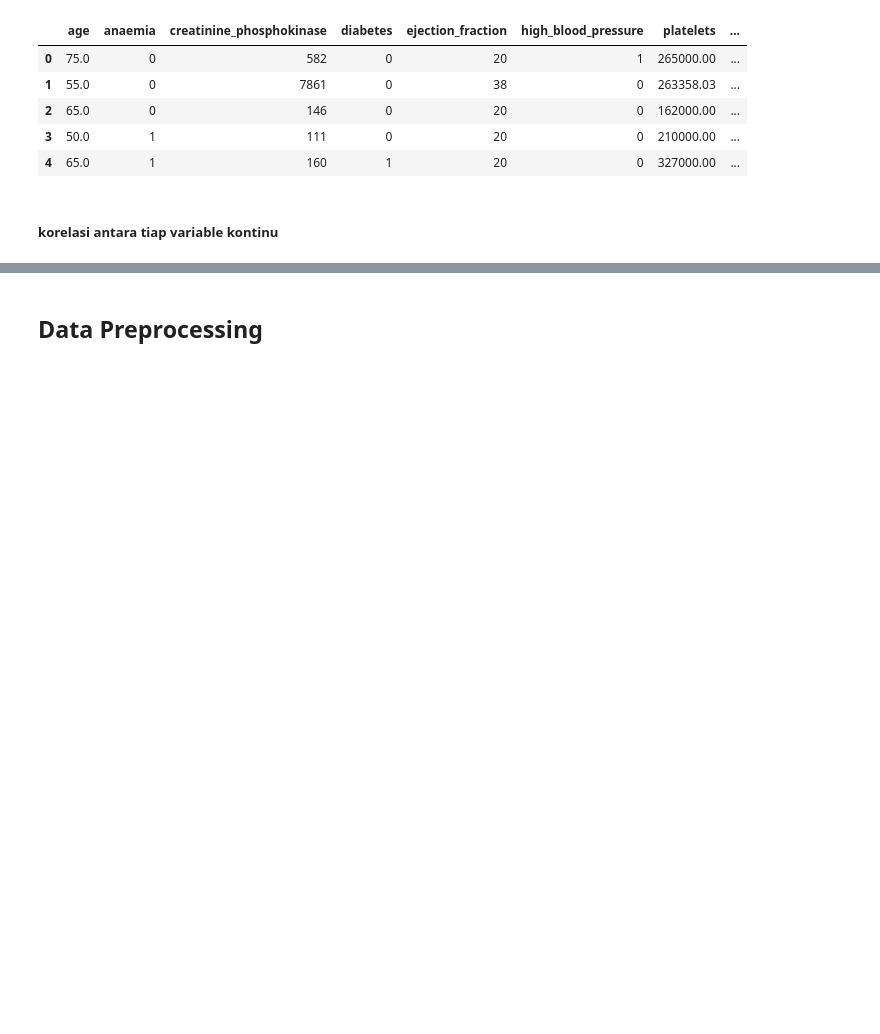
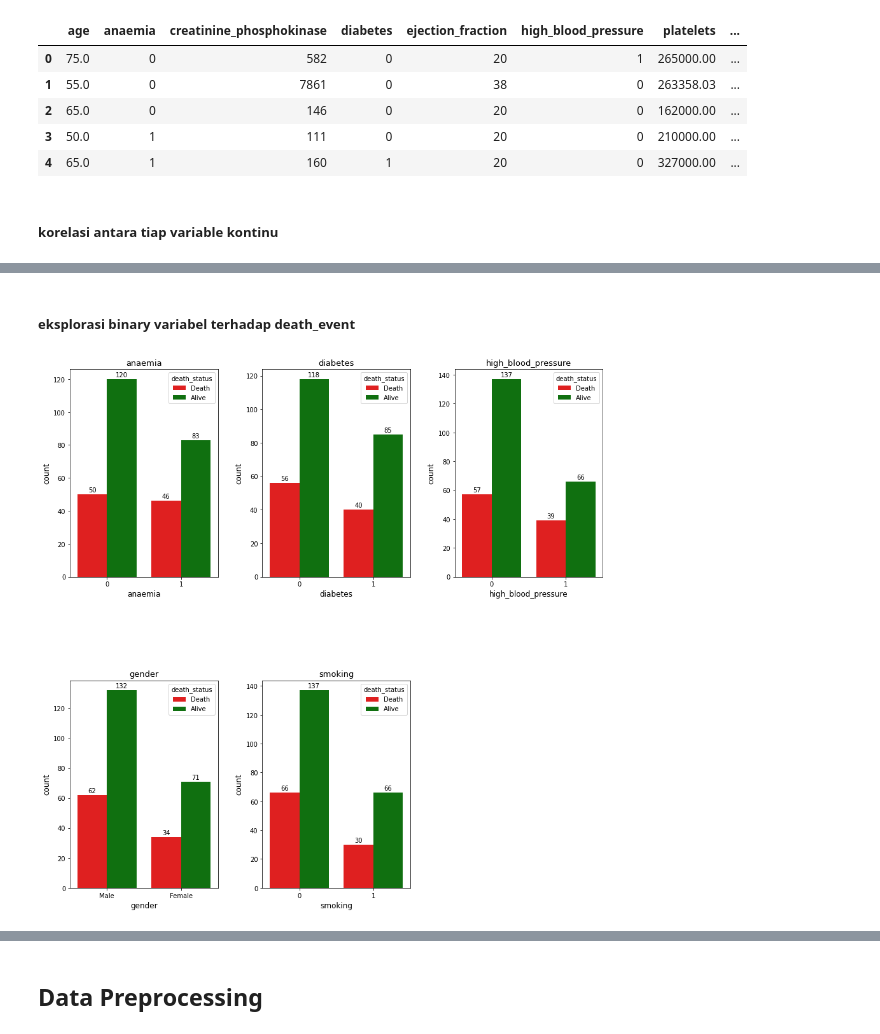
Before and after one commit to bridgecrew-perf6/FinalProject3-EnsembleMethod-RF, a Jupyter notebook: PYTN_KampusMerdeka_fp3_SafiraAuliaRohmah.ipynb, the cells around one changed output, grey strips where cells are left out. Cells and saved outputs as stored; diff of their text form; code cells hidden in the pictures; blank space fills up the shorter version.

```diff
--- a/PYTN_KampusMerdeka_fp3_SafiraAuliaRohmah.ipynb
+++ b/PYTN_KampusMerdeka_fp3_SafiraAuliaRohmah.ipynb
@@ -239,0 +253,17 @@ varibel time memiliki perbedaan yang cukup tinggi terhadap kejadian kematian
+# %% [markdown]
+##### eksplorasi binary variabel terhadap death_event
+# %%
+bin_var = ['anaemia','diabetes','high_blood_pressure','gender','smoking']
+plt.figure(figsize=(15,15))
+for i, col in enumerate(bin_var):
+    plt.subplot(2,3,i+1)
+    plt.title(col, fontsize=13)
+    plt.xlabel(col, fontsize=12)
+    plt.ylabel("count",fontsize=12)
+    plt.subplots_adjust(hspace=0.5, wspace=0.3)
+    ax = sns.countplot(data=df, x=col, hue='death_status',palette=['red','green'])
+    for i in ax.patches:
+        ax.annotate(format(i.get_height()), (i.get_x() + i.get_width()/2.,i.get_height()),
+               ha='center',va='center',xytext=(0,7), textcoords='offset points')
+# %% [output]
+[figure, added]
```
Also changed, not shown: parts of 19 cells of this notebook.
